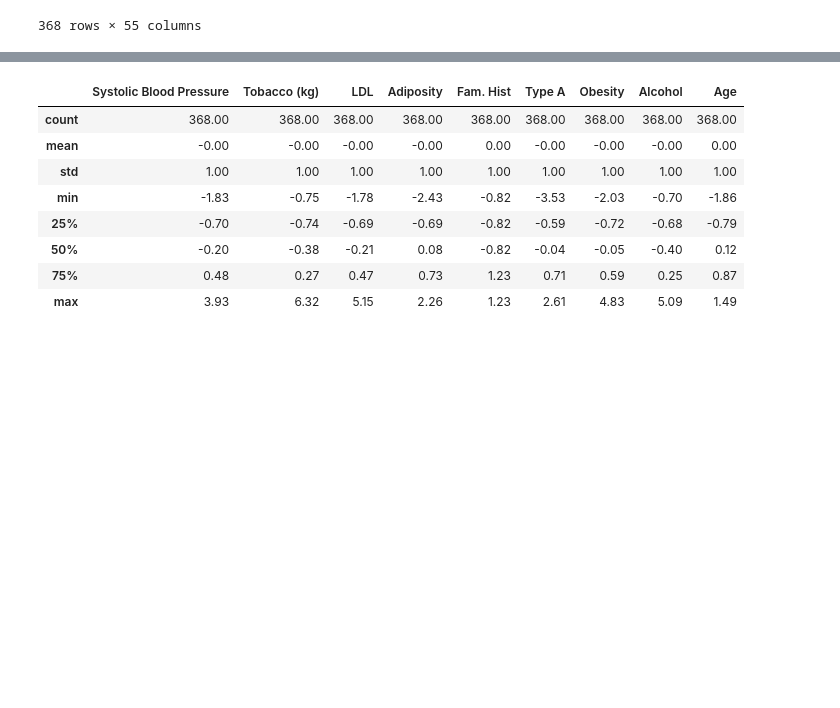
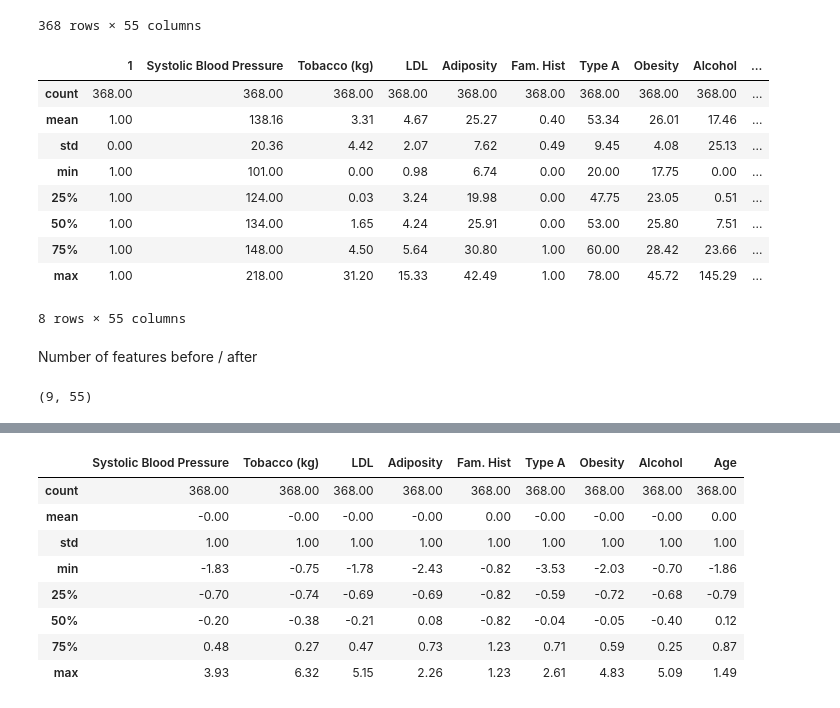
Before and after one commit to hpi-dhc/dm4dh-2023, a Jupyter notebook: 2_ML_Process.ipynb, the cells around one changed output, grey strips where cells are left out. Saved outputs shown, nothing was run; the diff lists cells and outputs as text; code cells hidden in the pictures; blank space fills up the shorter version.

```diff
--- a/2_ML_Process.ipynb
+++ b/2_ML_Process.ipynb
@@ -147,0 +159,19 @@ X_train_scaled = scaler.fit_transform(X_train)
+# %%
+pd.DataFrame(X_poly, columns=X_poly_names).describe()
+# %% [output]
+|  | 1 | Systolic Blood Pressure | Tobacco (kg) | LDL | Adiposity | Fam. Hist | Type A | Obesity | Alcohol | ... |
+| count | 368.00 | 368.00 | 368.00 | 368.00 | 368.00 | 368.00 | 368.00 | 368.00 | 368.00 | ... |
+| mean | 1.00 | 138.16 | 3.31 | 4.67 | 25.27 | 0.40 | 53.34 | 26.01 | 17.46 | ... |
+| std | 0.00 | 20.36 | 4.42 | 2.07 | 7.62 | 0.49 | 9.45 | 4.08 | 25.13 | ... |
+| min | 1.00 | 101.00 | 0.00 | 0.98 | 6.74 | 0.00 | 20.00 | 17.75 | 0.00 | ... |
+| 25% | 1.00 | 124.00 | 0.03 | 3.24 | 19.98 | 0.00 | 47.75 | 23.05 | 0.51 | ... |
+| 50% | 1.00 | 134.00 | 1.65 | 4.24 | 25.91 | 0.00 | 53.00 | 25.80 | 7.51 | ... |
+| 75% | 1.00 | 148.00 | 4.50 | 5.64 | 30.80 | 1.00 | 60.00 | 28.42 | 23.66 | ... |
+| max | 1.00 | 218.00 | 31.20 | 15.33 | 42.49 | 1.00 | 78.00 | 45.72 | 145.29 | ... |
+8 rows × 55 columns
+# %% [markdown]
+Number of features before / after
+# %%
+X_train.shape[1], X_poly.shape[1]
+# %% [output]
+(9, 55)
```
Also changed, not shown: parts of 41 cells of this notebook, 1 other file.
